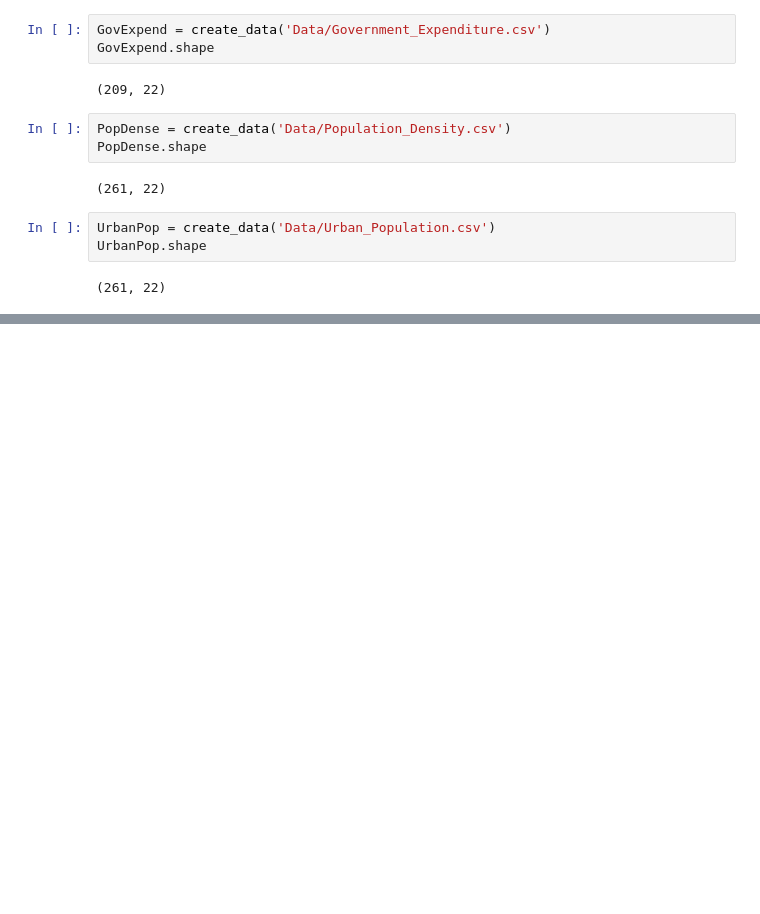
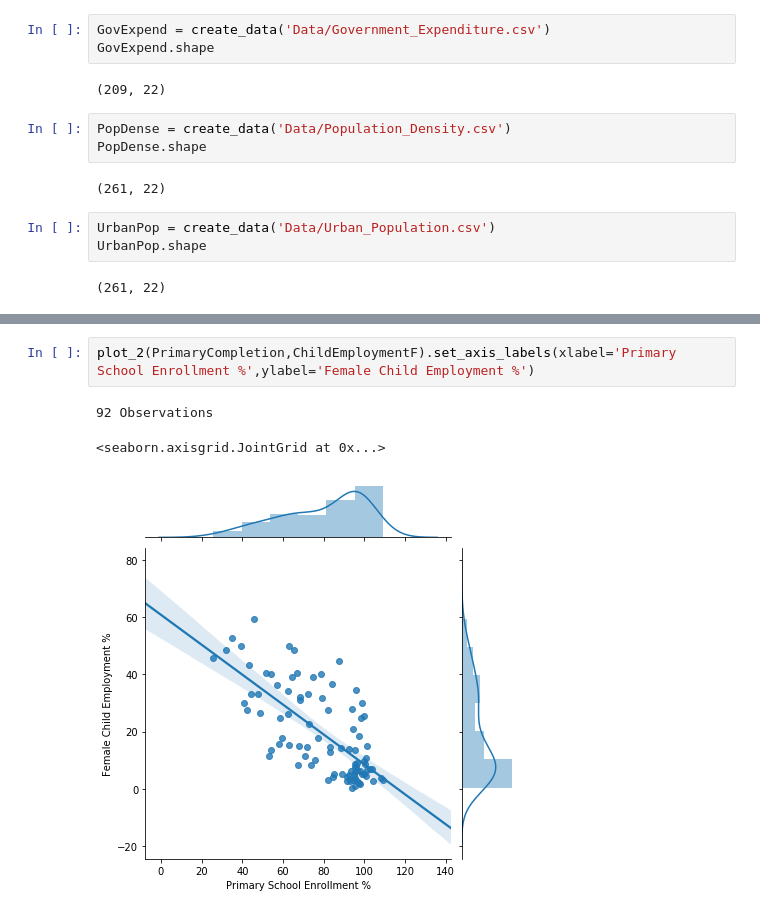
Before and after one commit to Yee-Brian14/primary_completion_rate, a Jupyter notebook: Data_Cleaning.ipynb, the cells around one changed output, grey strips where cells are left out. Drawn from its saved outputs; the diff is of its cells as text; blank space fills up the shorter version.

```diff
--- a/Data_Cleaning.ipynb
+++ b/Data_Cleaning.ipynb
@@ -66,0 +89,6 @@ PrimaryCompletion[(PrimaryCompletion.index.isin(GovExpend.index))].shape
+# %%
+plot_2(PrimaryCompletion,ChildEmploymentF).set_axis_labels(xlabel='Primary School Enrollment %',ylabel='Female Child Employment %')
+# %% [output]
+92 Observations
+<seaborn.axisgrid.JointGrid at 0x...>
+[figure, added]
```
Also changed, not shown: parts of 24 cells of this notebook.
